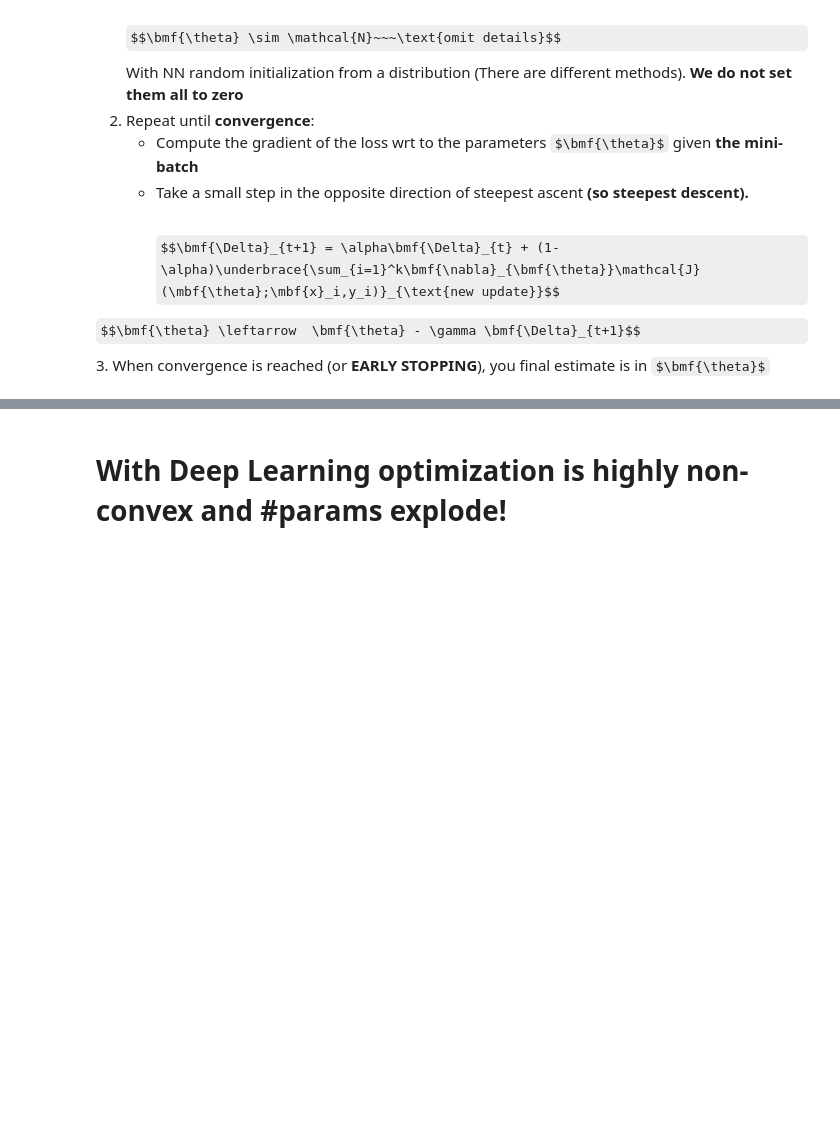
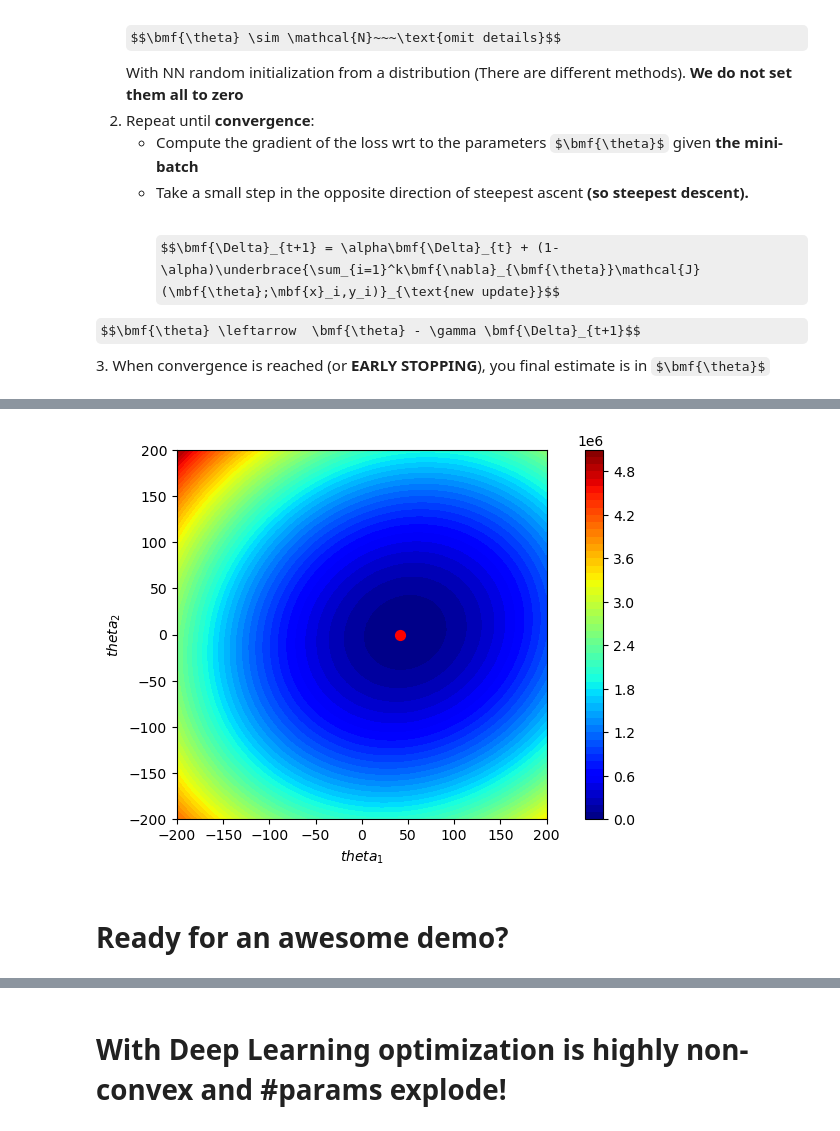
Before and after one commit to iacopomasi/NLP, a Jupyter notebook: course/2_02_word2vec_neural_nets/2_02_word2vec_neural_nets.ipynb, the cells around one changed output, grey strips where cells are left out. Saved outputs shown, nothing was run; the diff lists cells and outputs as text; code cells hidden in the pictures; some formulas as TeX source; blank space fills up the shorter version.

```diff
--- a/course/2_02_word2vec_neural_nets/2_02_word2vec_neural_nets.ipynb
+++ b/course/2_02_word2vec_neural_nets/2_02_word2vec_neural_nets.ipynb
@@ -931,0 +986,28 @@ $$\bmf{\Delta}_{t+1} = \alpha\bmf{\Delta}_{t} + (1-\alpha)\underbrace{\sum_{i=1}
+# %%
+# do mesh grid on possible theta, evaluate the loss and plot the countf
+theta_sampling = 50
+theta_space = np.linspace(-200, 200, theta_sampling)
+xxt, yyt = np.meshgrid(theta_space, theta_space)
+xxt = xxt.flatten()
+yyt = yyt.flatten()
+all_coeff = np.stack((xxt, yyt), axis=1)
+loss = 0.5*1
+# %%
+losses = []
+for coeff in all_coeff:
+    diff = np.dot(X, coeff.T) - y
+    losses.append(0.5*np.dot(diff.T, diff))
+losses = np.array(losses)
+losses = losses.reshape(theta_sampling, theta_sampling)
+xxt = xxt.reshape(theta_sampling, theta_sampling)
+yyt = yyt.reshape(theta_sampling, theta_sampling)
+# %%
+plt.rcParams['axes.grid'] = False
+plt.contourf(xxt, yyt, losses, levels=50, cmap='jet')
+plt.colorbar()
+plt.scatter(coef_gt, 0, color='red', marker='o', s=50)
+plt.axis('scaled')
+plt.xlabel('$theta_1$')
+plt.ylabel('$theta_2$');
+# %% [output]
+[figure, added]
@@ -931,0 +1016,2 @@ $$\bmf{\Delta}_{t+1} = \alpha\bmf{\Delta}_{t} + (1-\alpha)\underbrace{\sum_{i=1}
+# %% [markdown]
+# Ready for an awesome demo?
```
Also changed, not shown: parts of 23 cells of this notebook, 2 other files.
